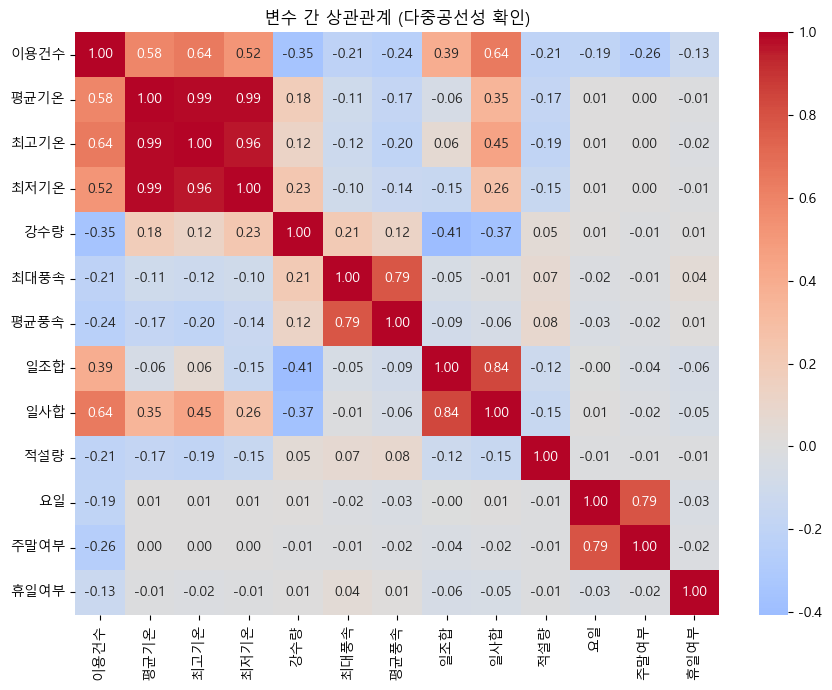
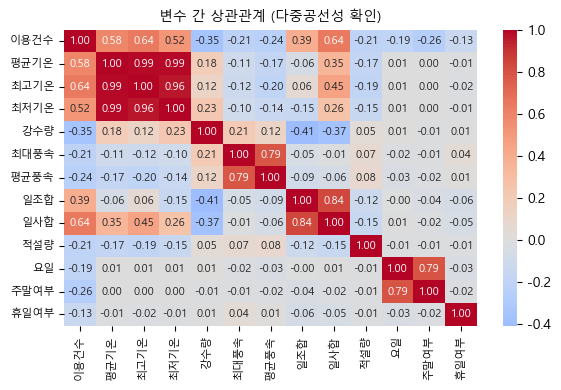
The change to this notebook cell's code, shown as a diff; its figure went from the first image to the second:
--- before
+++ after
@@ -8,7 +8,10 @@
 print(type(df))
 
-plt.figure(figsize=(9, 7))
-sns.heatmap(corr, annot=True, fmt=".2f", cmap="coolwarm", center=0)
-plt.title("변수 간 상관관계 (다중공선성 확인)")
+plt.figure(figsize=(6, 4))
+ax = sns.heatmap(corr, fmt=".2f", cmap="coolwarm", center=0, annot=True, annot_kws={"size": 8})
+ax.tick_params(axis="x", labelsize=8)
+ax.tick_params(axis="y", labelsize=8)
+
+plt.title("변수 간 상관관계 (다중공선성 확인)", fontsize=10)
 plt.tight_layout()
 plt.savefig(f"{OUTPUT_DIR}/01_correlation_heatmap.png", dpi=150)
@@ -16,6 +19,16 @@
 plt.close()
 
+plt.figure(figsize=(6, 4))
+plt.scatter(df["평균기온"], df["이용건수"], alpha=0.4, s=15)
+plt.xlabel("평균기온(°C)",fontsize=8)
+plt.ylabel("일별 이용건수",fontsize=8)
+plt.title("평균기온 vs 따릉이 이용건수", fontsize=10)
+plt.tight_layout()
+plt.savefig(f"{OUTPUT_DIR}/02_temp_vs_rental.png", dpi=150)
+plt.show()
+plt.close()
+
 
 # EDA Report 생성 
-profile = ProfileReport(df, title="Bike Demand Data Profile", explorative=True)
-profile.to_file("output_data/bike_demand_profile.html")
+# profile = ProfileReport(df, title="Bike Demand Data Profile", explorative=True)
+# profile.to_file("output_data/bike_demand_profile.html")

Commit: 그래프 사이즈 및 label/title 사이즈 조정